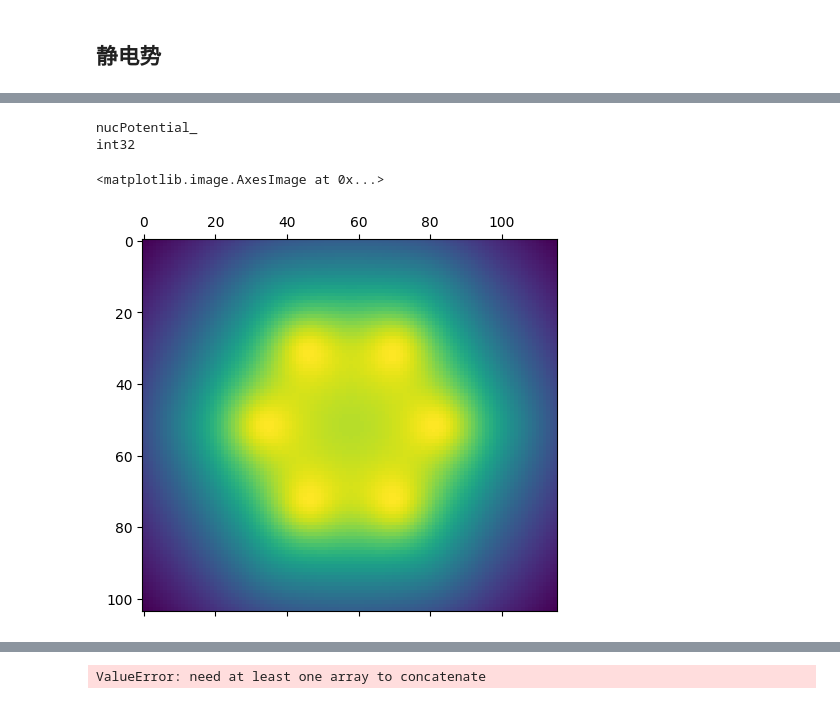
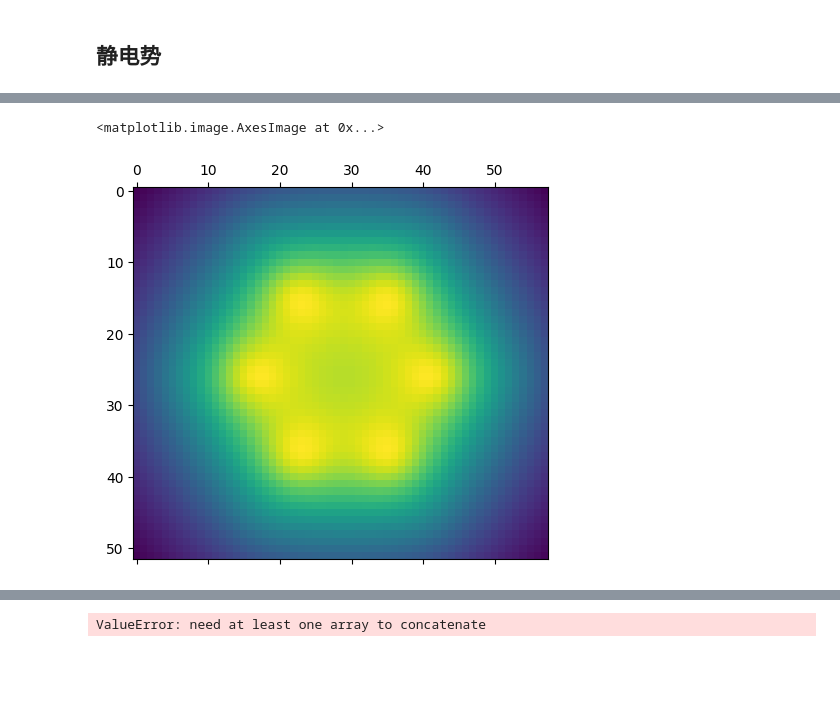
Before and after one commit to qmlCoder/pywfn, a Jupyter notebook: examples/空间性质.ipynb, the cells around one changed output, grey strips where cells are left out. Cells and saved outputs as stored; diff of their text form; code cells hidden in the pictures; blank space fills up the shorter version.

```diff
--- a/examples/空间性质.ipynb
+++ b/examples/空间性质.ipynb
@@ -149,14 +158,11 @@ path="D:\gfile\pywfn\C6H6.log"
 mol=Mol(LogReader(path))
 p0,p1=lutils.get_molBorder(mol) # 获取分子边界
 # %%
-shape,grid=cubeGrid(p0,p1,0.1,1)# 生成网格坐标
+shape,grid=cubeGrid(p0,p1,0.2,1)# 生成网格坐标
 caler=potential.Calculator(mol)
-caler.set_grid(grid)
-vals=caler.nucPotential_lib()
+vals=caler.nucPotential_lib(grid)
 cube=vals.reshape(*shape)
 plt.matshow(cube[:,:,0])
 # %% [output]
-nucPotential_
-int32
+<matplotlib.image.AxesImage at 0x...>
-<matplotlib.image.AxesImage at 0x...>
-[figure, old version]
+[figure, new version]
```
Also changed, not shown: parts of 7 cells of this notebook, 25 other files.
